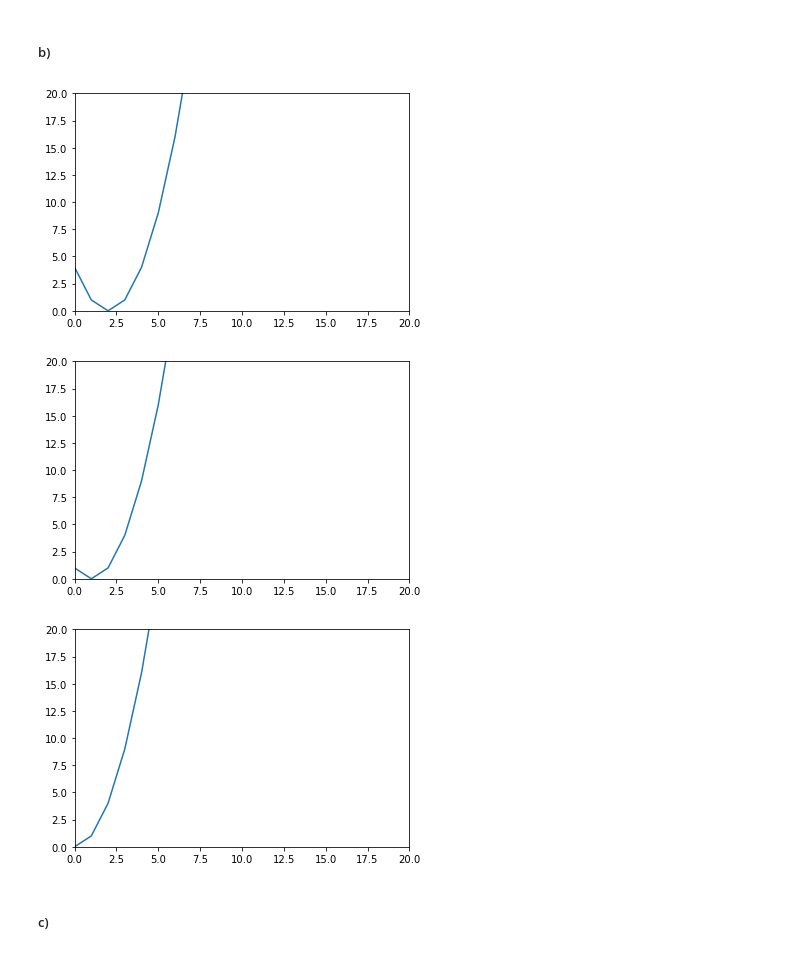
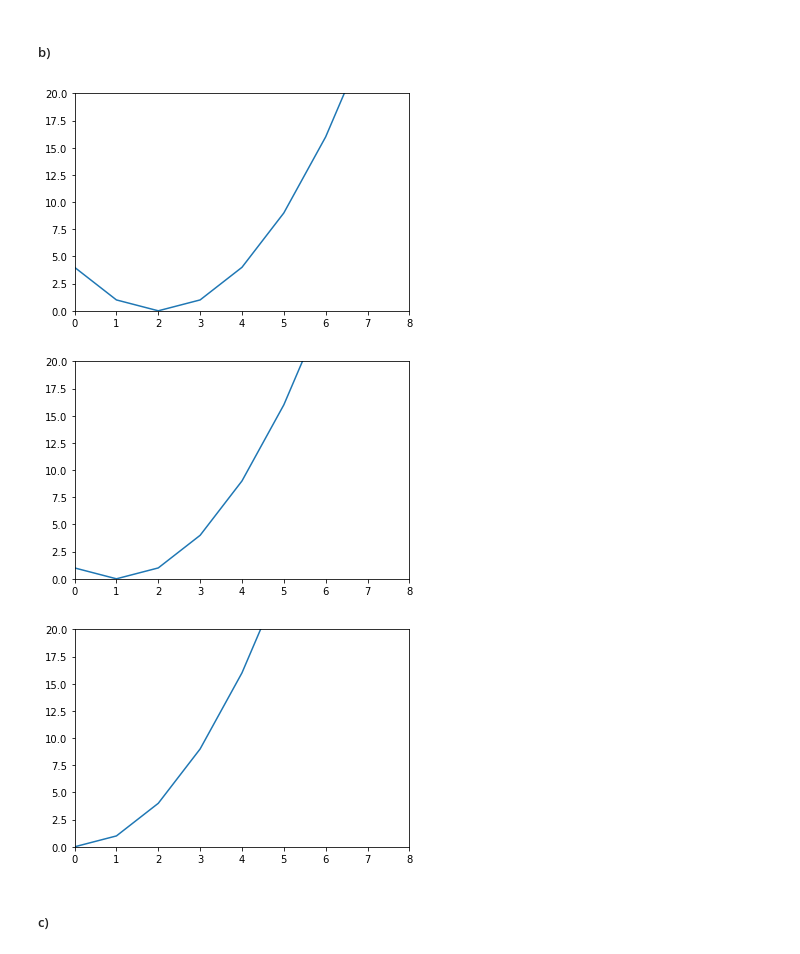
Before and after one commit to Prakhar-Saxena/CollegeAssignments, a Jupyter notebook: CS383/assn1/assn1.ipynb, the cells around one changed output. Drawn from its saved outputs; the diff is of its cells as text; code cells hidden in the pictures.

```diff
--- a/CS383/assn1/assn1.ipynb
+++ b/CS383/assn1/assn1.ipynb
@@ -63,27 +63,27 @@ import matplotlib as plt
 # %%
 def graph(formula):
     x1 = np.array(range(0, 20))
     J = eval(formula)
     plt.plot(x1,J)
     plt.ylim(0, 20)
-    plt.xlim(0,20)
+    plt.xlim(0,8)
     plt.show()
 
 # x2 = 0
 #J = (x1 - 2)**2
 graph('(x1 - 2)**2')
 
 # x2 = 1
 #J = (x1 - 1)**2
 graph('(x1 - 1)**2')
 
 # x2 = 2
 #J = (x1)**2
 graph('(x1)**2')
 # %% [output]
-[figure, old version]
+[figure, new version]
-[figure, old version]
+[figure, new version]
-[figure, old version]
+[figure, new version]
 # %% [markdown]
 ##### c)
 # %%
```
Also changed, not shown: parts of 8 cells of this notebook.
